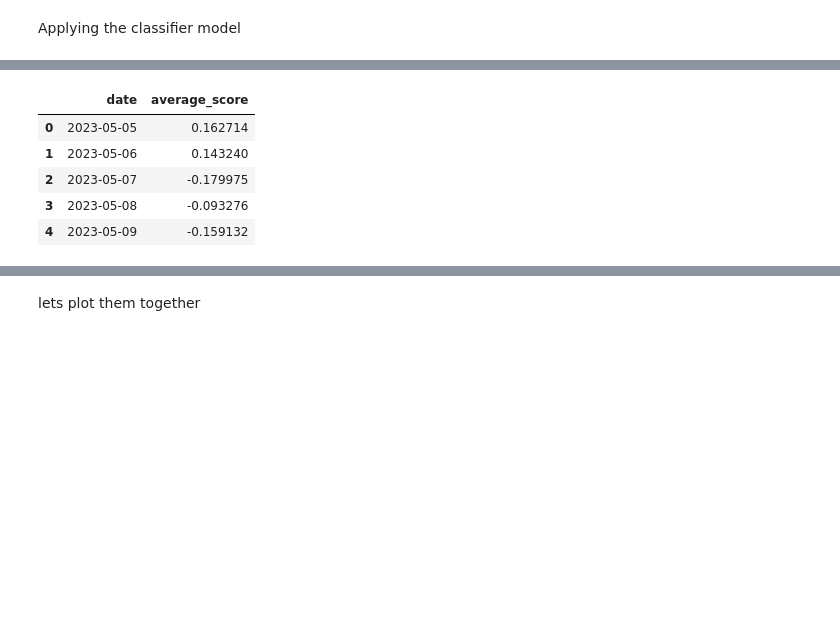
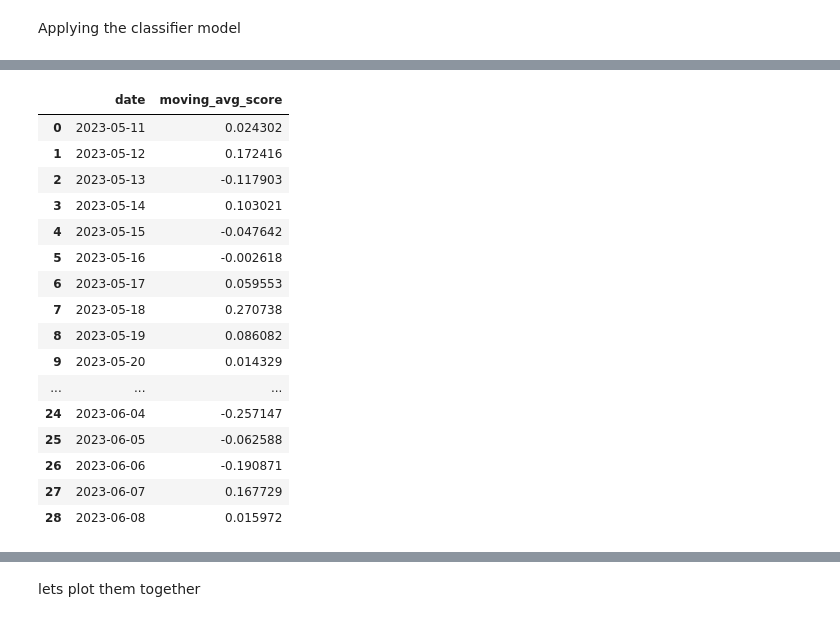
Before and after one commit to nmahammad/stock_prices_sentiment_analysis, a Jupyter notebook: lib/data_processing.ipynb, the cells around one changed output, grey strips where cells are left out. Cells and saved outputs as stored; diff of their text form; code cells hidden in the pictures; blank space fills up the shorter version.

```diff
--- a/lib/data_processing.ipynb
+++ b/lib/data_processing.ipynb
@@ -247,15 +258,35 @@ df_news
 1500 rows × 8 columns
-# %%
-average_per_day = df_news.groupby('date')['score'].mean().reset_index()
-
-# Rename the columns if needed
-average_per_day.columns = ['date', 'average_score']
-average_per_day.head()
-# %% [output]
-|  | date | average_score |
-| 0 | 2023-05-05 | 0.162714 |
-| 1 | 2023-05-06 | 0.143240 |
-| 2 | 2023-05-07 | -0.179975 |
-| 3 | 2023-05-08 | -0.093276 |
-| 4 | 2023-05-09 | -0.159132 |
+# %%
+# Son 1 ayın tarih aralığını belirleme
+end_date = datetime.now()
+start_date = end_date - timedelta(days=30)
+
+
+# Tarih aralığına göre filtreleme
+filtered_data_news = df_news[(df_news['date'] >= start_date) & (df_news['date'] <= end_date)]
+
+# Hareketli ortalama hesaplama
+moving_avg_news = filtered_data_news.groupby('date')['score'].mean()
+
+# Yeni bir veri çerçevesi oluşturma
+df_moving_avg_news = pd.DataFrame({'date': moving_avg_news.index, 'moving_avg_score': moving_avg_news.values})
+df_moving_avg_news
+# %% [output]
+|  | date | moving_avg_score |
+| 0 | 2023-05-11 | 0.024302 |
+| 1 | 2023-05-12 | 0.172416 |
+| 2 | 2023-05-13 | -0.117903 |
+| 3 | 2023-05-14 | 0.103021 |
+| 4 | 2023-05-15 | -0.047642 |
+| 5 | 2023-05-16 | -0.002618 |
+| 6 | 2023-05-17 | 0.059553 |
+| 7 | 2023-05-18 | 0.270738 |
+| 8 | 2023-05-19 | 0.086082 |
+| 9 | 2023-05-20 | 0.014329 |
+| ... | ... | ... |
+| 24 | 2023-06-04 | -0.257147 |
+| 25 | 2023-06-05 | -0.062588 |
+| 26 | 2023-06-06 | -0.190871 |
+| 27 | 2023-06-07 | 0.167729 |
+| 28 | 2023-06-08 | 0.015972 |
 # %%
```
Also changed, not shown: parts of 22 cells of this notebook, 18 other files.
